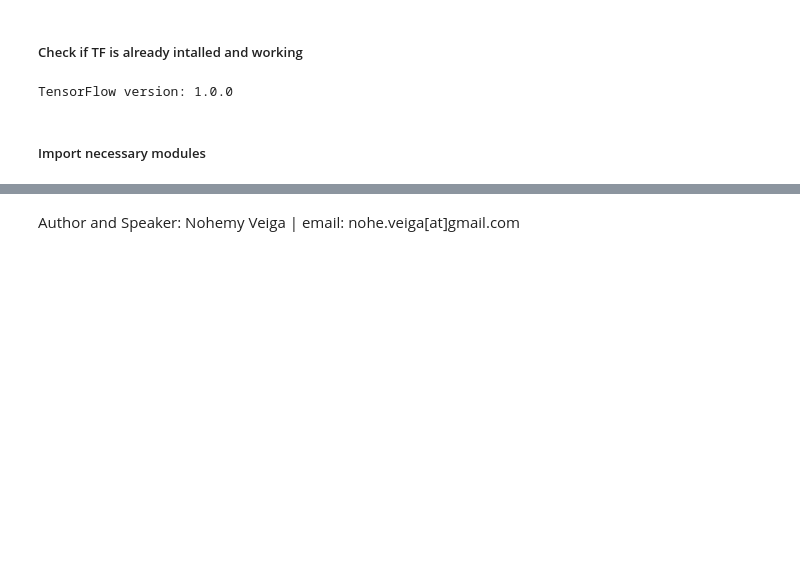
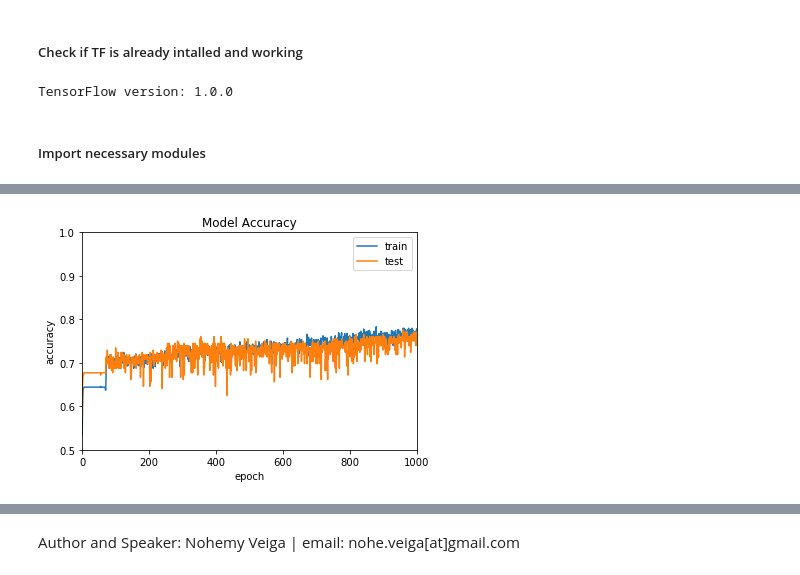
Before and after one commit to pyladies-bcn/your_first_neural_network, a Jupyter notebook: DIY your first Neural Network.ipynb, the cells around one changed output, grey strips where cells are left out. Drawn from its saved outputs; the diff is of its cells as text; code cells hidden in the pictures; blank space fills up the shorter version.

Commit message:
refactor: Re-build the whole activity: Extended data preprocessing and provide a prediction case study

```diff
--- a/DIY your first Neural Network.ipynb
+++ b/DIY your first Neural Network.ipynb
@@ -320,0 +278,13 @@ acc: 78.26%
+# %%
+# First - split into Train/Test
+features = list(indian_diabetes_ds.columns.values)
+features.remove('Outcome') # remove labels
+print(features)
+X = indian_diabetes_ds[features]
+y = indian_diabetes_ds['Outcome']
+
+X_train, X_test, y_train, y_test = train_test_split(X, y, test_size=0.25, random_state=0)
+
+print("Original dataset shape: ", X.shape)
+print("Training set shape: ", X_train.shape)
+print("Testing set shape: ", X_test.shape)
@@ -320,0 +296,6 @@ acc: 78.26%
+# %%
+# Ensure that fieldnames aren't included
+X_train = X_train.values
+y_train = y_train.values
+X_test  = X_test.values
+y_test  = y_test.values
@@ -320,0 +350,10 @@ acc: 78.26%
+# %%
+print('Starting training...')
+# train the model, store the results for plotting
+history = model.fit(X_train,
+                    y_train,
+                    validation_data=(X_test, y_test),
+                    nb_epoch=NB_EPOCHS,
+                    batch_size=BATCH_SIZE,
+                    callbacks=callbacks_list,
+                    verbose=0)
@@ -320,0 +379,12 @@ acc: 78.26%
+# %%
+# Model accuracy
+plt.plot(history.history['acc'])
+plt.plot(history.history['val_acc'])
+plt.title('Model Accuracy')
+plt.ylabel('accuracy')
+plt.xlabel('epoch')
+plt.legend(['train', 'test'])
+plt.axis([0, 1000, 0.5, 1])
+plt.show()
+# %% [output]
+[figure, added]
```
Also changed, not shown: parts of 39 cells of this notebook.
